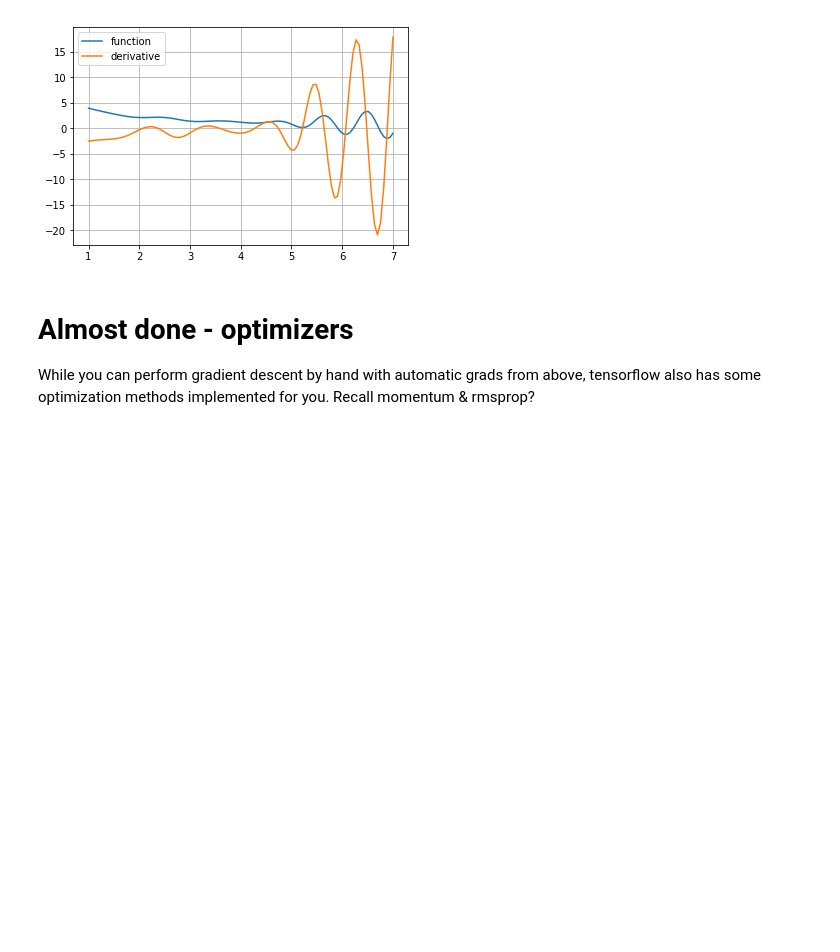
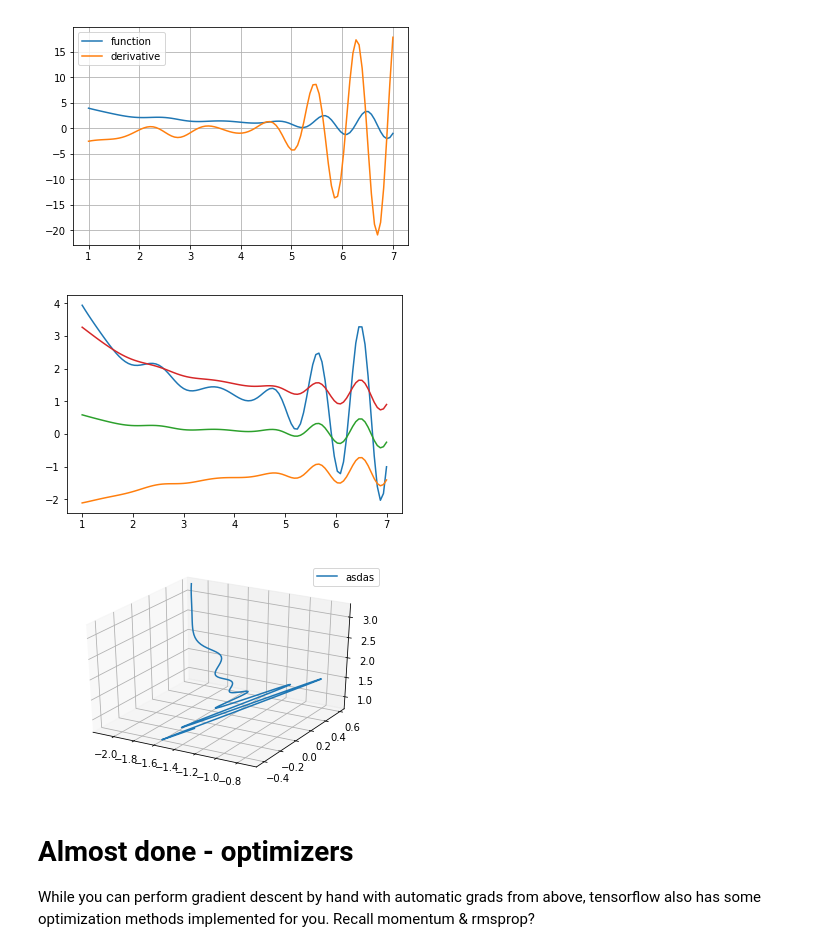
Before and after one commit to kifezi/deep-nlp-seminars, a Jupyter notebook: seminar_01/intro.ipynb, the cells around one changed output. Saved outputs shown, nothing was run; the diff lists cells and outputs as text; code cells hidden in the pictures; blank space fills up the shorter version.

```diff
--- a/seminar_01/intro.ipynb
+++ b/seminar_01/intro.ipynb
@@ -270,14 +270,12 @@ my_vector = tf.placeholder('float32',[None])
 
 #Compute the gradient of the next weird function over my_scalar and my_vector
 #warning! Trying to understand the meaning of that function may result in permanent brain damage
-
 weird_psychotic_function = tf.reduce_mean((my_vector+my_scalar)**(1+tf.nn.moments(my_vector,[0])[1]) + 1./ tf.atan(my_scalar))/(my_scalar**2 + 1) + 0.01*tf.sin(2*my_scalar**1.5)*(tf.reduce_sum(my_vector)* my_scalar**2)*tf.exp((my_scalar-4)**2)/(1+tf.exp((my_scalar-4)**2))*(1.-(tf.exp(-(my_scalar-4)**2))/(1+tf.exp(-(my_scalar-4)**2)))**2
 
 # der_by_scalar = <student.compute_grad_over_scalar()>
 # der_by_vector = <student.compute_grad_over_vector()>
-
-der_by_scalar = tf.gradients(weird_psychotic_function, my_scalar)[0]
-der_by_vector = tf.gradients(weird_psychotic_function, my_vector)[0]
+der_by_scalar = tf.gradients(weird_psychotic_function, my_scalar)
+der_by_vector = tf.gradients(weird_psychotic_function, my_vector)
 # %%
 #Plotting your derivative
 scalar_space = np.linspace(1, 7, 100)
@@ -296,6 +292,31 @@ plt.grid()
 plt.legend();
 # %% [output]
 [figure]
+# %%
+# test derivative by vector
+y = [s.run(weird_psychotic_function, {my_scalar:x, my_vector:[1, 2, 3]})
+     for x in scalar_space]
+plt.plot(scalar_space, y, label='function')
+
+y_der_by_vector = [s.run(der_by_vector, {my_scalar:x, my_vector:[1, 2, 3]})
+                   for x in scalar_space]
+y_der_by_vector = np.array(y_der_by_vector).reshape(100,3)
+plt.plot(scalar_space, y_der_by_vector, label='derivative')
+
+# 3D line for derivative by vector
+from mpl_toolkits.mplot3d import Axes3D
+fig = plt.figure()
+ax = fig.add_subplot(111, projection='3d')
+ax.plot(y_der_by_vector[:,0],
+        y_der_by_vector[:,1],
+        y_der_by_vector[:,2],
+        label='asdas')
+
+plt.grid()
+plt.legend();
+# %% [output]
+[figure, added]
+[figure, added]
 # %% [markdown]
 # Almost done - optimizers
 
```
Also changed, not shown: parts of 11 cells of this notebook.
